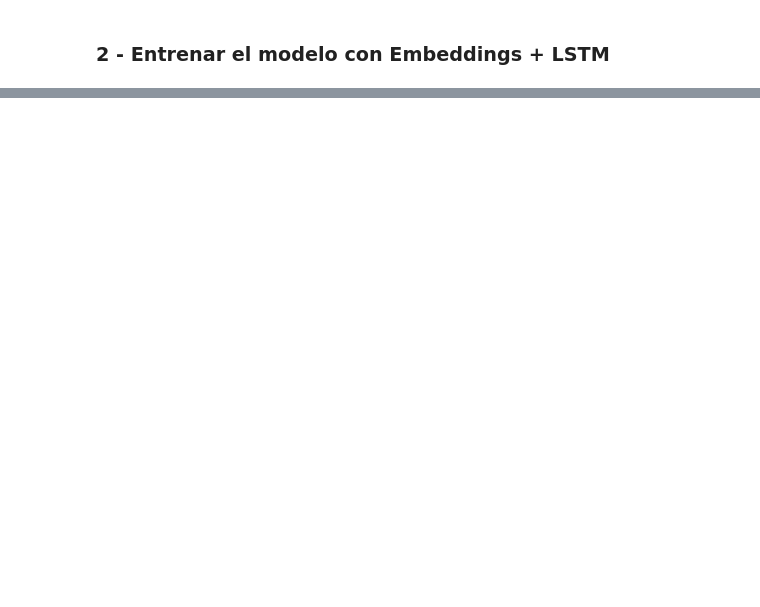
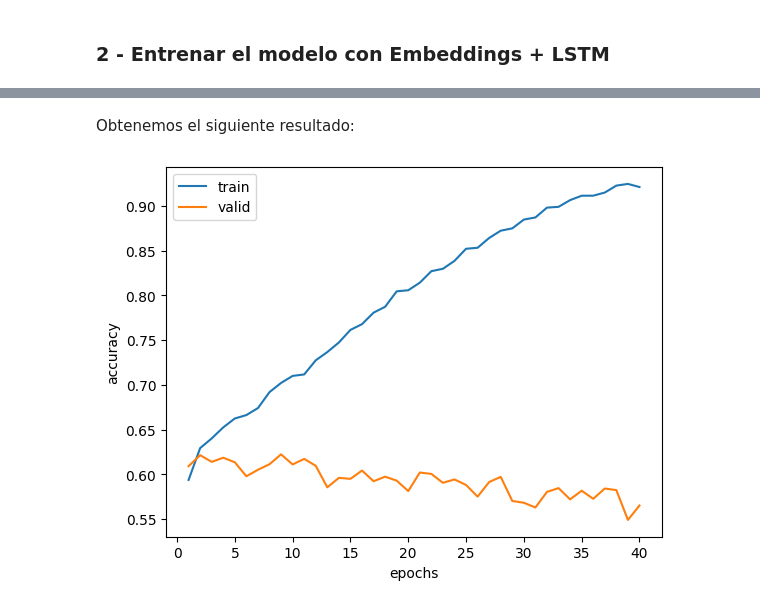
Before and after one commit to gerardox02/NLP_CEIA, a Jupyter notebook: Desafío 5/5 - clothing_ecommerce_reviews.ipynb, the cells around one changed output, grey strips where cells are left out. Drawn from its saved outputs; the diff is of its cells as text; code cells hidden in the pictures; blank space fills up the shorter version.

```diff
--- a/Desafío 5/5 - clothing_ecommerce_reviews.ipynb
+++ b/Desafío 5/5 - clothing_ecommerce_reviews.ipynb
@@ -197,0 +259,9 @@ from keras.layers import Dropout
+# %%
+early_stop = EarlyStopping(
+    monitor='accuracy',
+    patience=5,
+    verbose=1,
+    restore_best_weights=True
+)
+
+modelo = model.fit(X_train, y_train, validation_data=(X_test, y_test), epochs=40, callbacks=[early_stop])
@@ -197,0 +286,10 @@ from keras.layers import Dropout
+# %% [markdown]
+Obtenemos el siguiente resultado:
+# %%
+epoch_count = range(1, len(modelo.history['accuracy']) + 1)
+sns.lineplot(x=epoch_count,  y=modelo.history['accuracy'], label='train')
+sns.lineplot(x=epoch_count,  y=modelo.history['val_accuracy'], label='valid')
+plt.xlabel("epochs"), plt.ylabel("accuracy")
+plt.show()
+# %% [output]
+[figure, added]
```
Also changed, not shown: parts of 16 cells of this notebook.
